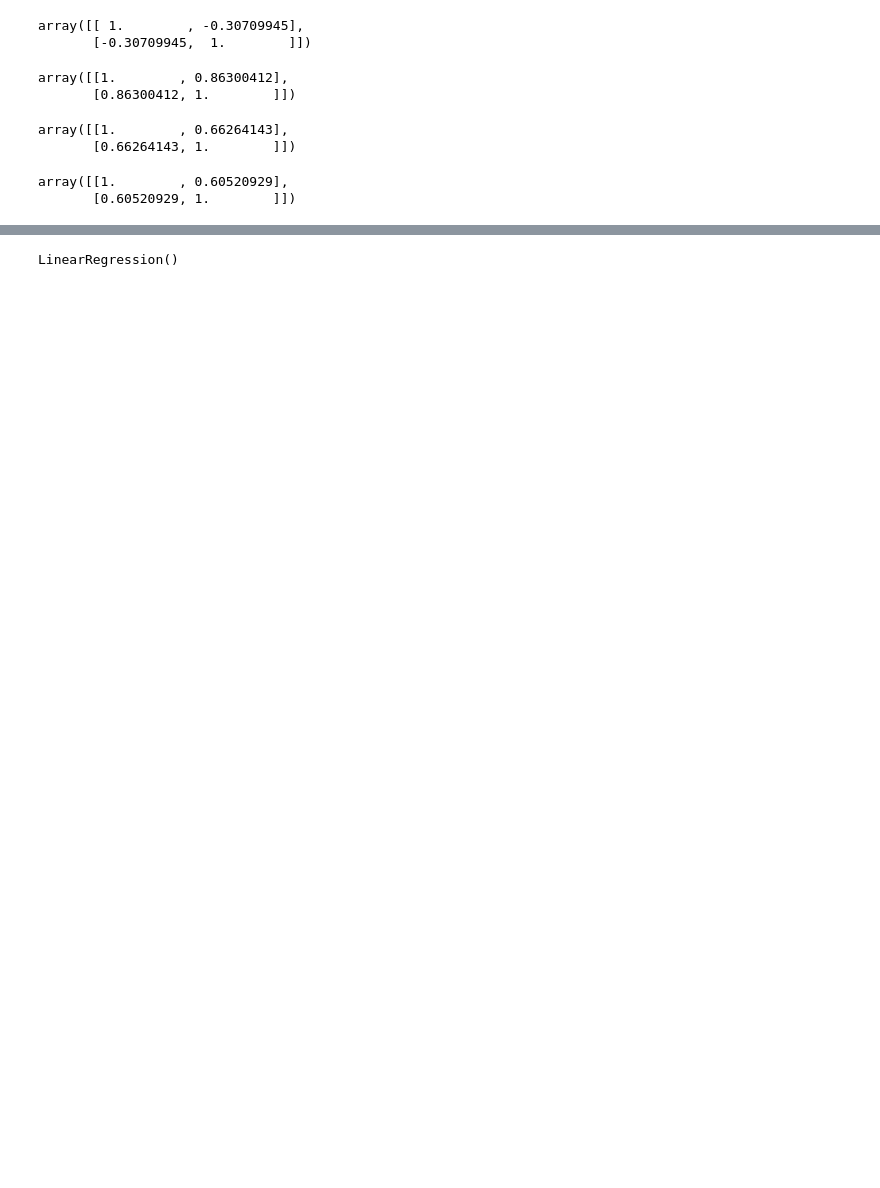
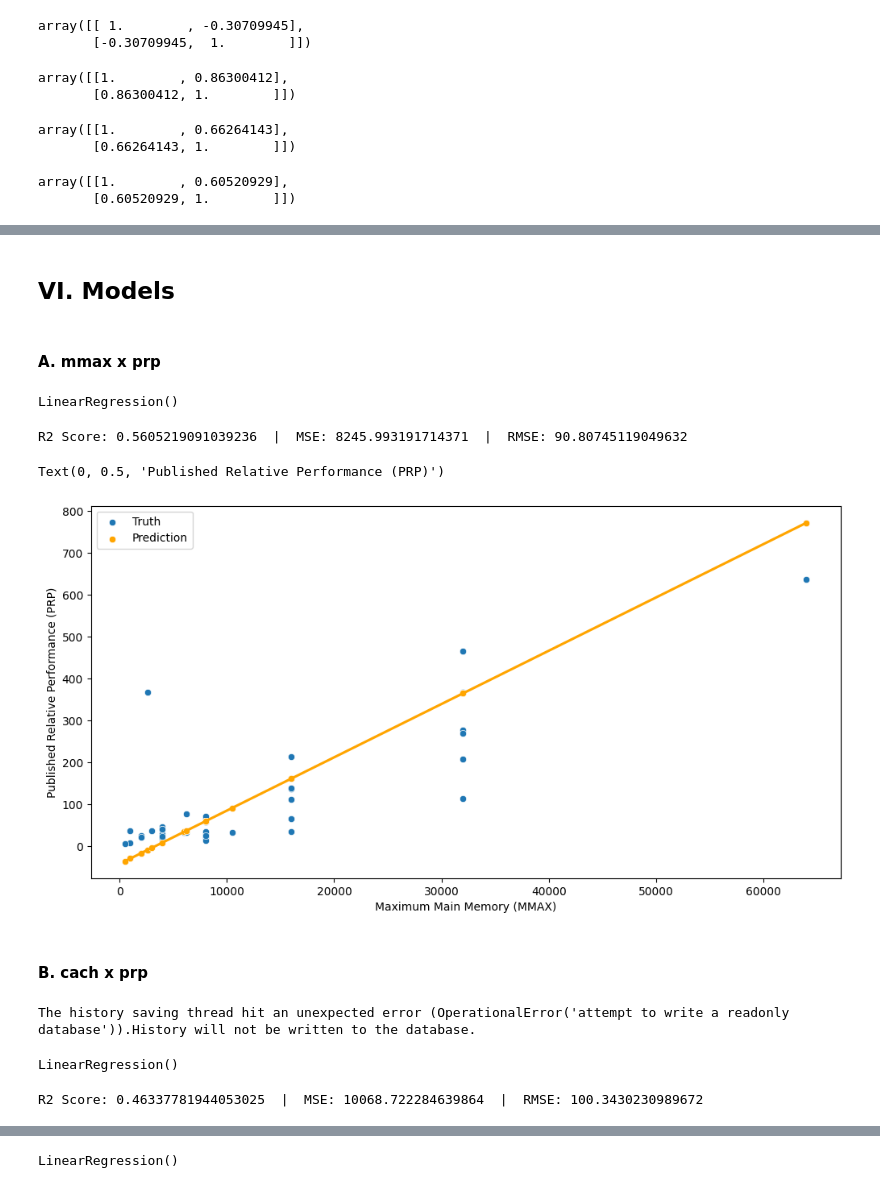
Before and after one commit to darren-sm/LE1_Malibiran_D, a Jupyter notebook: ML_Lab_Activity.ipynb, the cells around one changed output, grey strips where cells are left out. Drawn from its saved outputs; the diff is of its cells as text; code cells hidden in the pictures; blank space fills up the shorter version.

Commit message:
Invidividual models

```diff
--- a/ML_Lab_Activity.ipynb
+++ b/ML_Lab_Activity.ipynb
@@ -164,2 +167,55 @@ train, test = train_test_split(final_data, test_size=0.2, random_state = 69)
+# %% [markdown]
+## VI. Models
 # %%
 from sklearn.linear_model import LinearRegression
+# %% [markdown]
+#### A. mmax x prp
+# %%
+model_mmax = LinearRegression()
+model_mmax.fit(train[['mmax']], train['prp'])
+# %% [output]
+LinearRegression()
+# %%
+# Prediction
+x_test_mmax = test[['mmax']]
+y_pred_mmax = model_mmax.predict(x_test_mmax)
+
+# Scoring
+_r2_score_mmax = r2_score(y_test, y_pred_mmax)
+_mse_mmax = mean_squared_error(y_test, y_pred_mmax)
+_rmse_mmax = root_mean_squared_error(y_test, y_pred_mmax)
+
+print(f"R2 Score: {_r2_score_mmax}  |  MSE: {_mse_mmax}  |  RMSE: {_rmse_mmax}")
+# %% [output]
+R2 Score: 0.5605219091039236  |  MSE: 8245.993191714371  |  RMSE: 90.80745119049632
+# %%
+plt.figure(figsize=(12, 6))
+sns.scatterplot(x=test['mmax'], y=test['prp'], label='Truth')
+sns.scatterplot(x=test['mmax'], y=y_pred_mmax, label='Prediction', color = 'orange')
+sns.regplot(x=test['mmax'], y=y_pred_mmax, scatter=False, color = 'orange')
+plt.xlabel('Maximum Main Memory (MMAX)')
+plt.ylabel('Published Relative Performance (PRP)')
+# %% [output]
+Text(0, 0.5, 'Published Relative Performance (PRP)')
+[figure, added]
+# %% [markdown]
+#### B. cach x prp
+# %%
+model_cach = LinearRegression()
+model_cach.fit(train[['cach']], train['prp'])
+# %% [output]
+The history saving thread hit an unexpected error (OperationalError('attempt to write a readonly database')).History will not be written to the database.
+LinearRegression()
+# %%
+# Prediction
+x_test_cach = test[['cach']]
+y_pred_cach = model_cach.predict(x_test_cach)
+
+# Scoring
+_r2_score_cach = r2_score(y_test, y_pred_cach)
+_mse_cach = mean_squared_error(y_test, y_pred_cach)
+_rmse_cach = root_mean_squared_error(y_test, y_pred_cach)
+
+print(f"R2 Score: {_r2_score_cach}  |  MSE: {_mse_cach}  |  RMSE: {_rmse_cach}")
+# %% [output]
+R2 Score: 0.46337781944053025  |  MSE: 10068.722284639864  |  RMSE: 100.3430230989672
```
Also changed, not shown: parts of 41 cells of this notebook.
